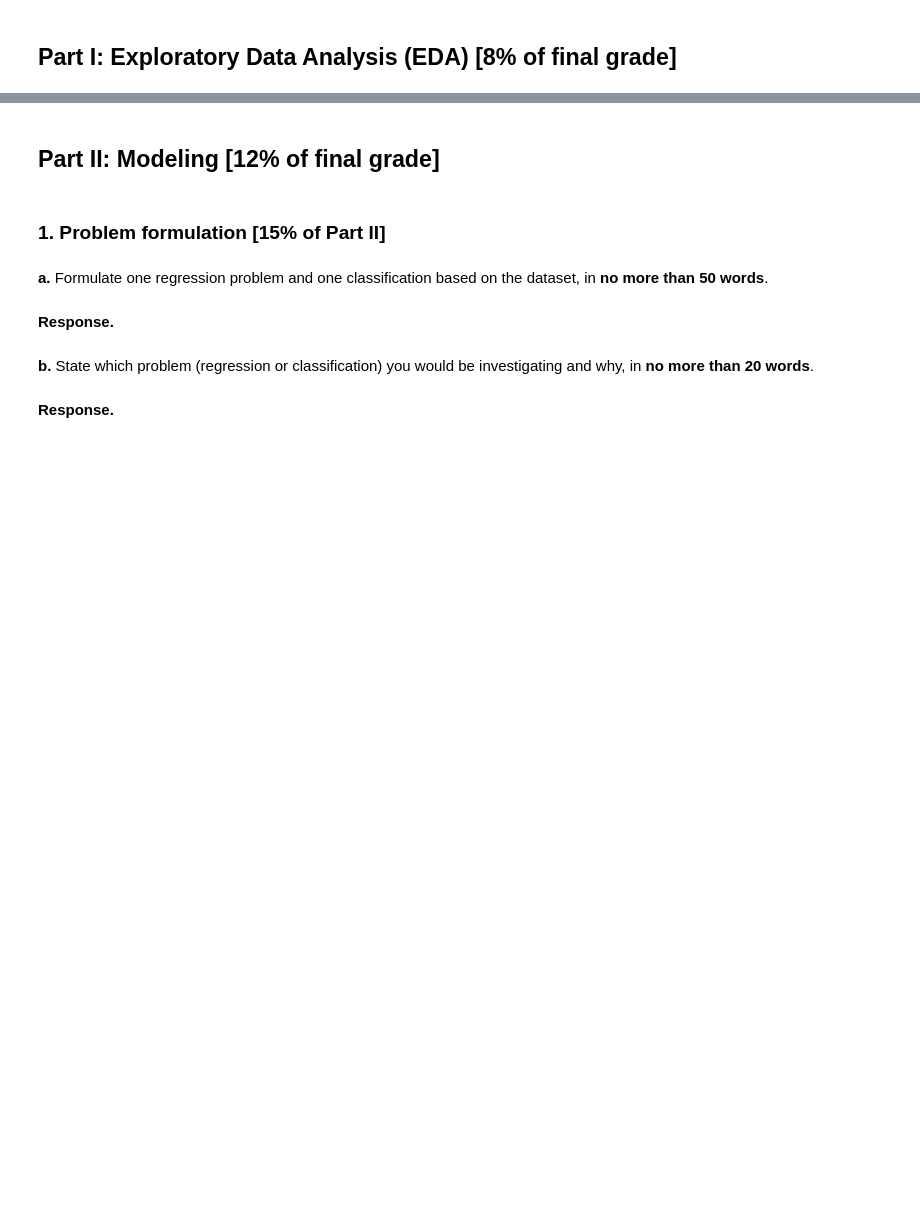
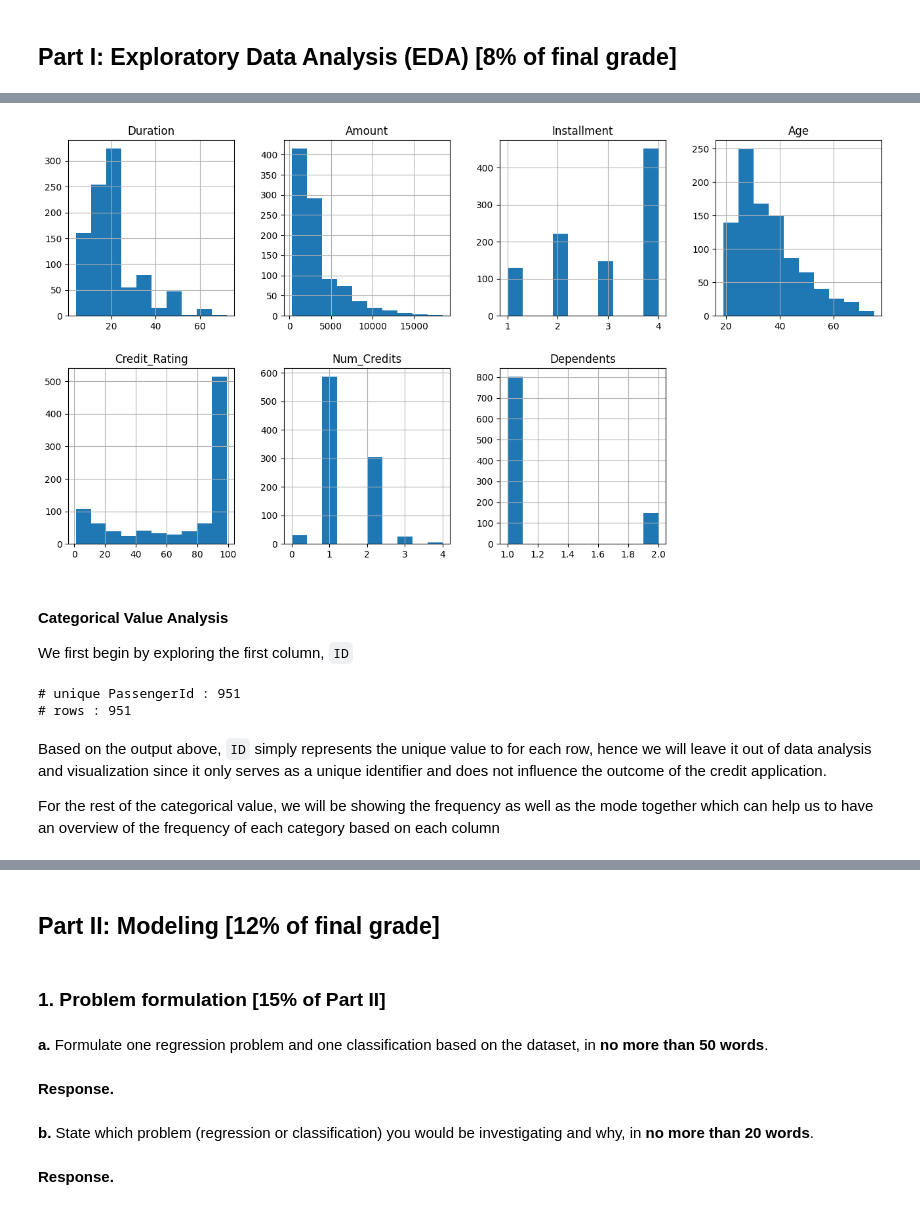
Before and after one commit to Bk49/CS105-Project, a Jupyter notebook: CS105 Project Submission (Final) 2023.ipynb, the cells around one changed output, grey strips where cells are left out. Cells and saved outputs as stored; diff of their text form; code cells hidden in the pictures; blank space fills up the shorter version.

```diff
--- a/CS105 Project Submission (Final) 2023.ipynb
+++ b/CS105 Project Submission (Final) 2023.ipynb
@@ -71,0 +873,21 @@ Include both Part I and Part II to produce a self-contained notebook. You may fi
+# %%
+df_numeric.hist(layout=(2,4), figsize=(16,8))
+plt.show()
+# %% [output]
+[figure, added]
+# %% [markdown]
+#### Categorical Value Analysis
+
+We first begin by exploring the first column, `ID`
+# %%
+unique_count = df["ID"].nunique()
+n_rows, n_cols = df.shape
+print(f"# unique PassengerId : {unique_count}")
+print(f"# rows : {n_rows}")
+# %% [output]
+# unique PassengerId : 951
+# rows : 951
+# %% [markdown]
+Based on the output above, `ID` simply represents the unique value to for each row, hence we will leave it out of data analysis and visualization since it only serves as a unique identifier and does not influence the outcome of the credit application.
+
+For the rest of the categorical value, we will be showing the frequency as well as the mode together which can help us to have an overview of the frequency of each category based on each column
```
Also changed, not shown: parts of 192 cells of this notebook.
